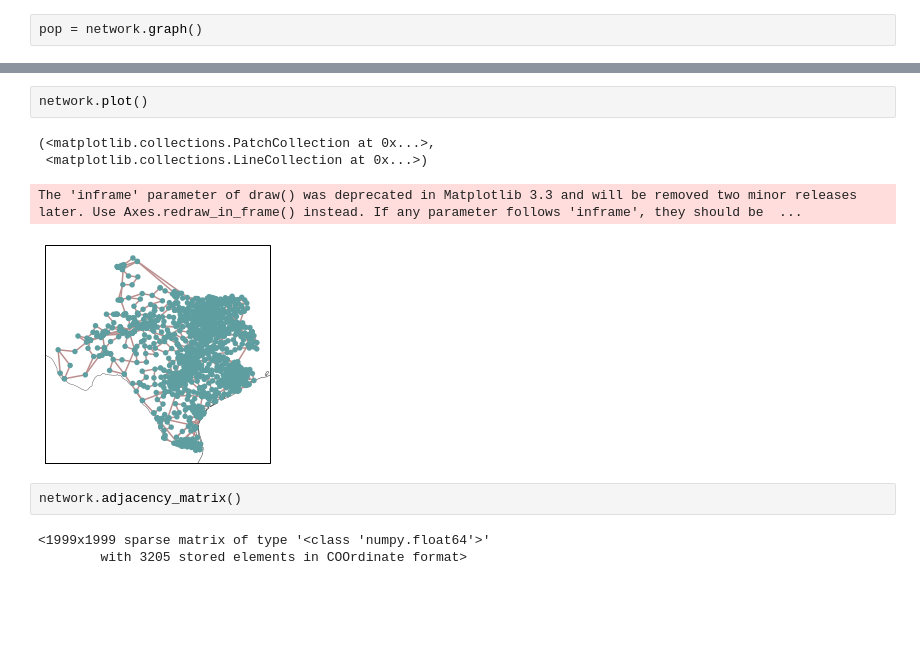
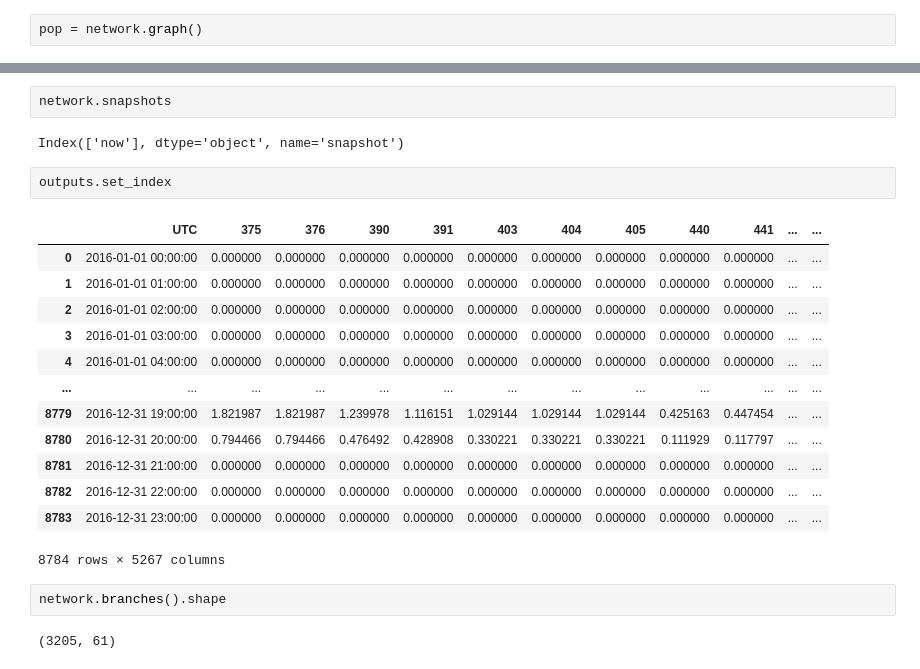
Before and after one commit to eym55/power_grid_sim, a Jupyter notebook: power_grid_etl.ipynb, the cells around one changed output, grey strips where cells are left out. Cells and saved outputs as stored; diff of their text form; blank space fills up the shorter version.

```diff
--- a/power_grid_etl.ipynb
+++ b/power_grid_etl.ipynb
@@ -127,12 +175,24 @@ pop = network.graph()
 # %%
-network.plot()
+network.snapshots
 # %% [output]
-(<matplotlib.collections.PatchCollection at 0x...>,
- <matplotlib.collections.LineCollection at 0x...>)
+Index(['now'], dtype='object', name='snapshot')
-The 'inframe' parameter of draw() was deprecated in Matplotlib 3.3 and will be removed two minor releases later. Use Axes.redraw_in_frame() instead. If any parameter follows 'inframe', they should be  ...
-[figure, removed]
-# %%
-network.adjacency_matrix()
-# %% [output]
-<1999x1999 sparse matrix of type '<class 'numpy.float64'>'
-        with 3205 stored elements in COOrdinate format>
+# %%
+outputs.set_index
+# %% [output]
+|  | UTC | 375 | 376 | 390 | 391 | 403 | 404 | 405 | 440 | 441 | ... | ... |
+| 0 | 2016-01-01 00:00:00 | 0.000000 | 0.000000 | 0.000000 | 0.000000 | 0.000000 | 0.000000 | 0.000000 | 0.000000 | 0.000000 | ... | ... |
+| 1 | 2016-01-01 01:00:00 | 0.000000 | 0.000000 | 0.000000 | 0.000000 | 0.000000 | 0.000000 | 0.000000 | 0.000000 | 0.000000 | ... | ... |
+| 2 | 2016-01-01 02:00:00 | 0.000000 | 0.000000 | 0.000000 | 0.000000 | 0.000000 | 0.000000 | 0.000000 | 0.000000 | 0.000000 | ... | ... |
+| 3 | 2016-01-01 03:00:00 | 0.000000 | 0.000000 | 0.000000 | 0.000000 | 0.000000 | 0.000000 | 0.000000 | 0.000000 | 0.000000 | ... | ... |
+| 4 | 2016-01-01 04:00:00 | 0.000000 | 0.000000 | 0.000000 | 0.000000 | 0.000000 | 0.000000 | 0.000000 | 0.000000 | 0.000000 | ... | ... |
+| ... | ... | ... | ... | ... | ... | ... | ... | ... | ... | ... | ... | ... |
+| 8779 | 2016-12-31 19:00:00 | 1.821987 | 1.821987 | 1.239978 | 1.116151 | 1.029144 | 1.029144 | 1.029144 | 0.425163 | 0.447454 | ... | ... |
+| 8780 | 2016-12-31 20:00:00 | 0.794466 | 0.794466 | 0.476492 | 0.428908 | 0.330221 | 0.330221 | 0.330221 | 0.111929 | 0.117797 | ... | ... |
+| 8781 | 2016-12-31 21:00:00 | 0.000000 | 0.000000 | 0.000000 | 0.000000 | 0.000000 | 0.000000 | 0.000000 | 0.000000 | 0.000000 | ... | ... |
+| 8782 | 2016-12-31 22:00:00 | 0.000000 | 0.000000 | 0.000000 | 0.000000 | 0.000000 | 0.000000 | 0.000000 | 0.000000 | 0.000000 | ... | ... |
+| 8783 | 2016-12-31 23:00:00 | 0.000000 | 0.000000 | 0.000000 | 0.000000 | 0.000000 | 0.000000 | 0.000000 | 0.000000 | 0.000000 | ... | ... |
+8784 rows × 5267 columns
+# %%
+network.branches().shape
+# %% [output]
+(3205, 61)
```
Also changed, not shown: parts of 8 cells of this notebook.
